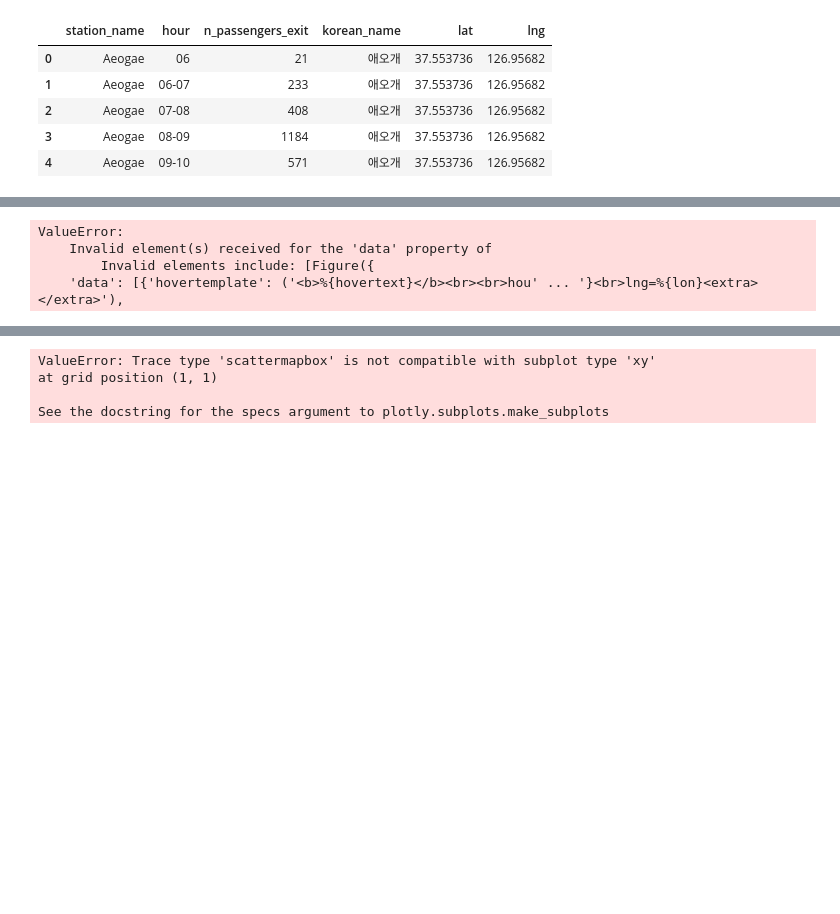
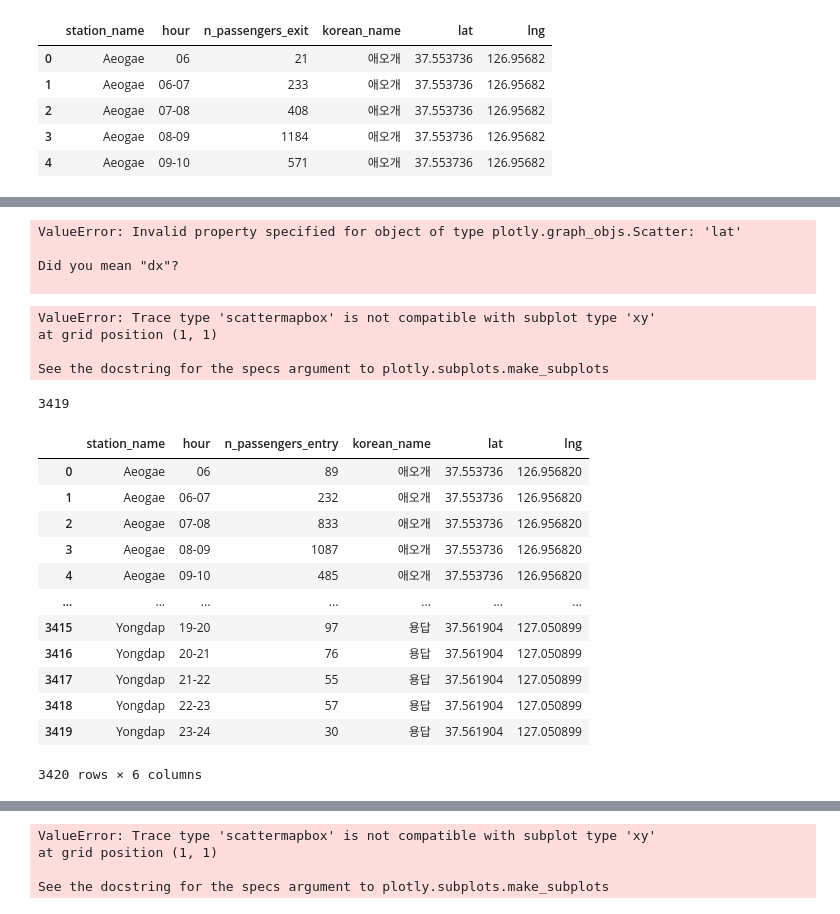
Before and after one commit to Arizona3000/metro_seoul, a Jupyter notebook: heatmap/df_main.ipynb, the cells around one changed output, grey strips where cells are left out. Saved outputs shown, nothing was run; the diff lists cells and outputs as text; code cells hidden in the pictures; blank space fills up the shorter version.

```diff
--- a/heatmap/df_main.ipynb
+++ b/heatmap/df_main.ipynb
@@ -306,0 +506,13 @@ img.show()
+# %%
+# Here I add the slider to the main figure
+
+fig_dict["layout"]["sliders"] = [sliders_dict]
+
+fig = go.Figure(fig_dict)
+
+fig.show()
+# %% [output]
+ValueError: Invalid property specified for object of type plotly.graph_objs.Scatter: 'lat'
+
+Did you mean "dx"?
+
@@ -310,27 +656,56 @@ import plotly.graph_objects as go
 
 fig = make_subplots(rows=1, cols=2)
 
-fig.add_trace(
-    px.scatter_mapbox(unified_entry, lat="lat", lon="lng",
+map_trace1 = px.scatter_mapbox(unified_entry, lat="lat", lon="lng",
                         hover_name= "station_name",
                         color='n_passengers_entry',
                         size = 'n_passengers_entry',
                      animation_frame="hour", zoom=9,
-                     color_continuous_scale=px.colors.cyclical.IceFire))
+                     color_continuous_scale=px.colors.cyclical.IceFire)
 
-fig.add_trace(
-    px.scatter_mapbox(unified_exit, lat="lat", lon="lng",
+map_trace2 = px.scatter_mapbox(unified_exit, lat="lat", lon="lng",
                         hover_name= "station_name",
                         color='n_passengers_exit',
                         size = 'n_passengers_exit',
                      animation_frame="hour", zoom=9,
                      color_continuous_scale=px.colors.cyclical.IceFire)
-)
 
-fig.update_layout(height=600, width=800, title_text="Side By Side Subplots")
+# fig.add_trace(map_trace1, row=1, col=1)
+# fig.add_trace(map_trace2, row=1, col=2)
+
+fig.add_trace(map_trace1['data'][0], row=1, col=1)
+fig.add_trace(map_trace2['data'][0], row=1, col=2)
+
+fig.update_layout(mapbox_style="carto-positron")
 fig.show()
 # %% [output]
-ValueError:
-    Invalid element(s) received for the 'data' property of
-        Invalid elements include: [Figure({
-    'data': [{'hovertemplate': ('<b>%{hovertext}</b><br><br>hou' ... '}<br>lng=%{lon}<extra></extra>'),
+ValueError: Trace type 'scattermapbox' is not compatible with subplot type 'xy'
+at grid position (1, 1)
+
+See the docstring for the specs argument to plotly.subplots.make_subplots
+# %%
+passengers_entry = list(unified_entry['n_passengers_entry']/20)
+passengers_exit = list(unified_exit['n_passengers_exit']/20)
+
+len(passengers_entry)
+passengers_entry.pop()
+passengers_exit.pop()
+len(passengers_entry)
+# %% [output]
+3419
+# %%
+unified_entry
+# %% [output]
+|  | station_name | hour | n_passengers_entry | korean_name | lat | lng |
+| 0 | Aeogae | 06 | 89 | 애오개 | 37.553736 | 126.956820 |
+| 1 | Aeogae | 06-07 | 232 | 애오개 | 37.553736 | 126.956820 |
+| 2 | Aeogae | 07-08 | 833 | 애오개 | 37.553736 | 126.956820 |
+| 3 | Aeogae | 08-09 | 1087 | 애오개 | 37.553736 | 126.956820 |
+| 4 | Aeogae | 09-10 | 485 | 애오개 | 37.553736 | 126.956820 |
+| ... | ... | ... | ... | ... | ... | ... |
+| 3415 | Yongdap | 19-20 | 97 | 용답 | 37.561904 | 127.050899 |
+| 3416 | Yongdap | 20-21 | 76 | 용답 | 37.561904 | 127.050899 |
+| 3417 | Yongdap | 21-22 | 55 | 용답 | 37.561904 | 127.050899 |
+| 3418 | Yongdap | 22-23 | 57 | 용답 | 37.561904 | 127.050899 |
+| 3419 | Yongdap | 23-24 | 30 | 용답 | 37.561904 | 127.050899 |
+3420 rows × 6 columns
```
Also changed, not shown: parts of 23 cells of this notebook.
